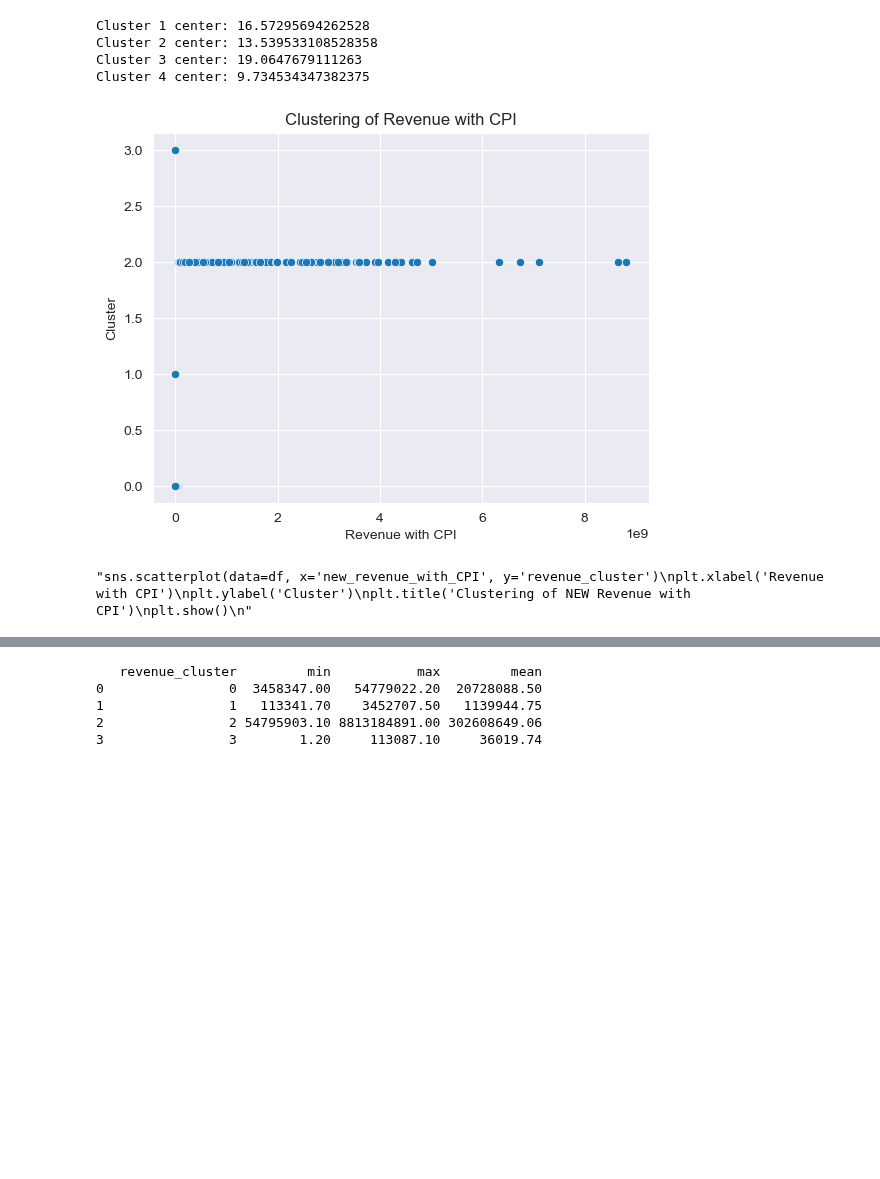
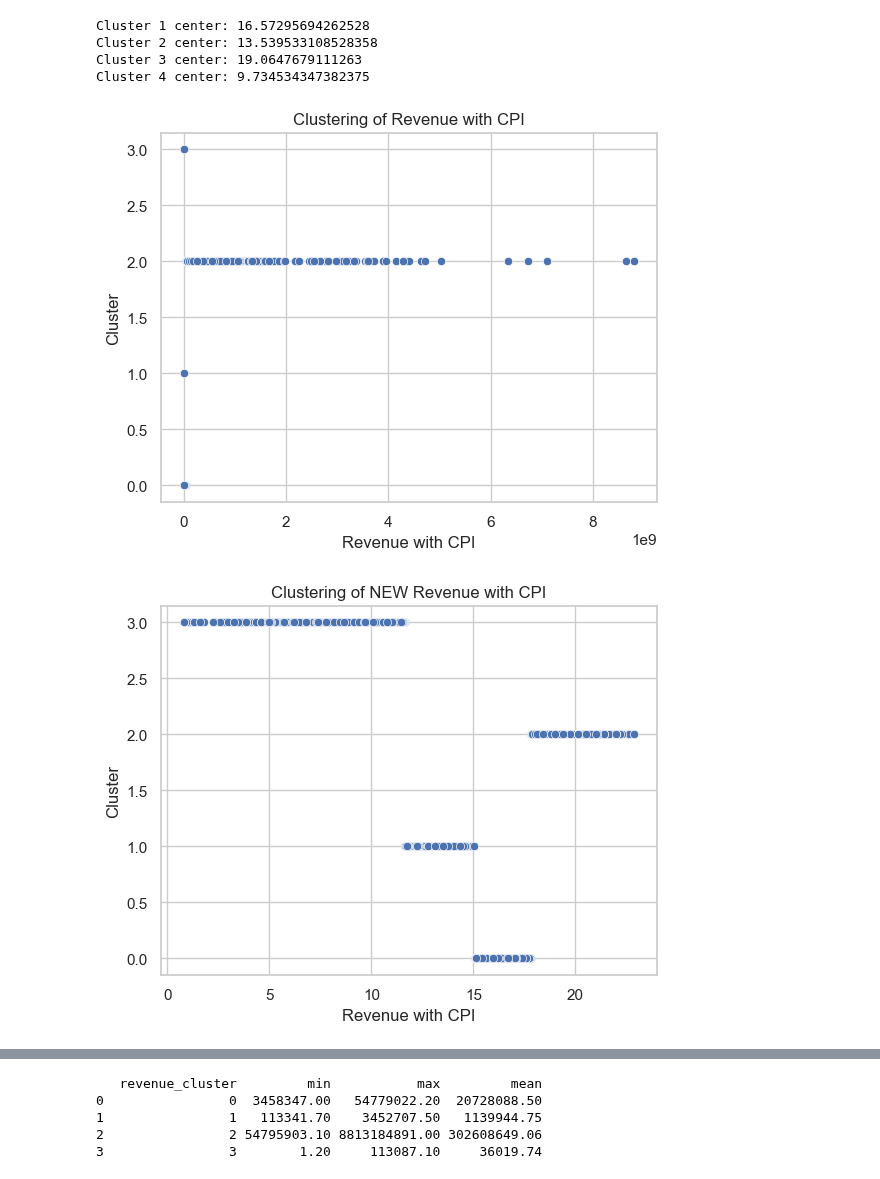
Before and after one commit to AndreaRuggieri/DMML, a Jupyter notebook: final_project/preprocessing/data_discretization.ipynb, the cells around one changed output, grey strips where cells are left out. Cells and saved outputs as stored; diff of their text form; code cells hidden in the pictures; blank space fills up the shorter version.

```diff
--- a/final_project/preprocessing/data_discretization.ipynb
+++ b/final_project/preprocessing/data_discretization.ipynb
@@ -10 +11,24 @@ df = pd.read_csv('../dataset/not_encoded_dataset.csv')
 df['new_revenue_with_CPI'] = np.log1p(df['revenue_with_CPI'])
+# %%
+
+sns.set(style="whitegrid")
+
+max_value = df['revenue_with_CPI'].max()
+cut_off = max_value/2.5
+
+plt.figure(figsize=(10, 6))
+sns.histplot(df['revenue_with_CPI'], bins=70, kde=True)
+plt.title('Distribuzione di revenue_with_CPI (Originale)')
+plt.xlabel('revenue_with_CPI')
+plt.ylabel('Frequenza')
+plt.xlim(0, cut_off)
+plt.ylim(0, 20000)
+plt.show()
+
+
+plt.figure(figsize=(10, 6))
+sns.histplot(df['new_revenue_with_CPI'], kde=True)
+plt.title('Distribuzione di revenue_with_CPI (Log1p Trasformata)')
+plt.xlabel('log1p(revenue_with_CPI)')
+plt.ylabel('Frequenza')
+plt.show()
@@ -11,38 +38,30 @@ df['new_revenue_with_CPI'] = np.log1p(df['revenue_with_CPI'])
 # %%
-from sklearn.cluster import KMeans
-import seaborn as sns
-import matplotlib.pyplot as plt
-# Definisci il numero di cluster
+
+# number of clusters
 num_clusters = 4
 
-# Applica il k-means clustering
 kmeans = KMeans(n_clusters=num_clusters,n_init=50, random_state=42, init='k-means++')
 df['revenue_cluster'] = kmeans.fit_predict(df[['new_revenue_with_CPI']])
-#df['revenue_cluster'] = kmeans.fit_predict(df[['revenue_with_CPI']])
-# Esamina i risultati del clustering
 cluster_centers = kmeans.cluster_centers_
 for i, center in enumerate(cluster_centers):
     print(f"Cluster {i+1} center: {center[0]}")
 
-# Visualizza i risultati
 sns.scatterplot(data=df, x='revenue_with_CPI', y='revenue_cluster')
 plt.xlabel('Revenue with CPI')
 plt.ylabel('Cluster')
 plt.title('Clustering of Revenue with CPI')
 plt.show()
 
-'''sns.scatterplot(data=df, x='new_revenue_with_CPI', y='revenue_cluster')
+sns.scatterplot(data=df, x='new_revenue_with_CPI', y='revenue_cluster')
 plt.xlabel('Revenue with CPI')
 plt.ylabel('Cluster')
 plt.title('Clustering of NEW Revenue with CPI')
 plt.show()
-'''
-#df.to_csv('../test/test.csv', index=False)
 # %% [output]
 Cluster 1 center: 16.57295694262528
 Cluster 2 center: 13.539533108528358
 Cluster 3 center: 19.0647679111263
 Cluster 4 center: 9.734534347382375
-[figure, old version]
+[figure, new version]
-"sns.scatterplot(data=df, x='new_revenue_with_CPI', y='revenue_cluster')\nplt.xlabel('Revenue with CPI')\nplt.ylabel('Cluster')\nplt.title('Clustering of NEW Revenue with CPI')\nplt.show()\n"
+[figure, added]
 # %%
```
Also changed, not shown: parts of 7 cells of this notebook, 8 other files.
